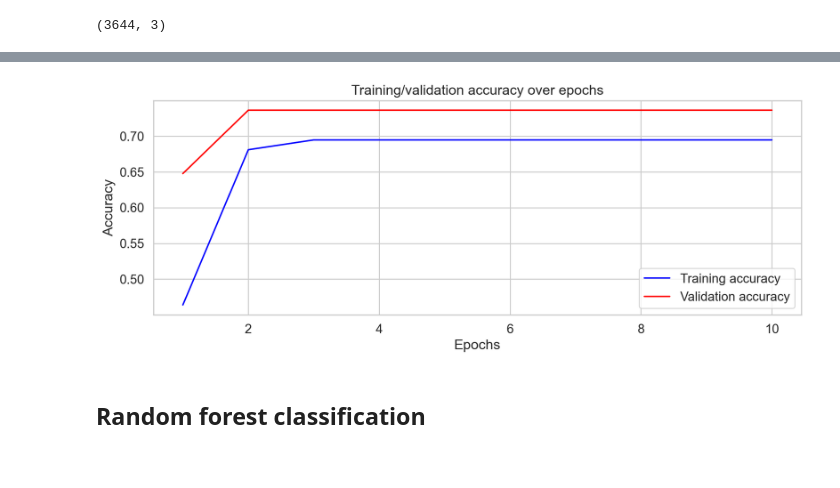
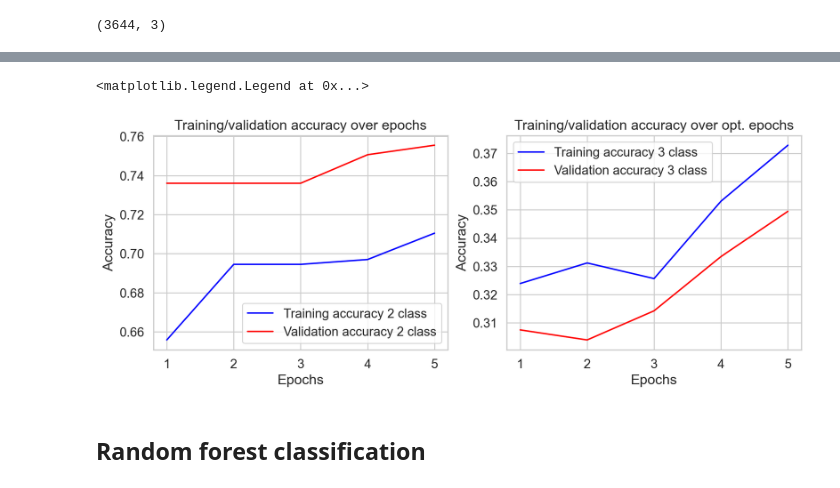
Before and after one commit to marara02/driver_behaviour_dl_ml, a Jupyter notebook: model.ipynb, the cells around one changed output, grey strips where cells are left out. Drawn from its saved outputs; the diff is of its cells as text; code cells hidden in the pictures.

```diff
--- a/model.ipynb
+++ b/model.ipynb
@@ -230,10 +230,16 @@ y_test = labelEncoder.transform(y_test)
 # %%
 y_train = to_categorical(y_train, num_classes=LABELS)
 y_test = to_categorical(y_test, num_classes=LABELS)
+# %%
+y_train_percept = y_train.copy()
+y_test_percept = y_test.copy()
 # %%
 scaler = StandardScaler(with_mean=True, with_std=True)
 X_train = scaler.fit_transform(X_train)
 X_test = scaler.fit_transform(X_test)
+# %%
+X_train_percept = X_train.copy()
+X_test_percept = X_test.copy()
 # %%
 train_samples = X_train.shape[0] // TIMESTEPS
 X_train = X_train.reshape(train_samples, TIMESTEPS, FEATURES)
@@ -714,17 +705,17 @@ y_train_mlp_encoded.shape
 (3644, 3)
 # %%
 model = Sequential()
-model.add(Dense(64, activation='relu', input_dim=FEATURES))
-model.add(Dense(32, activation='relu', activity_regularizer=regularizers.L2(0.0001)))
+model.add(Dense(128, activation='relu', input_dim=FEATURES))
+model.add(Dense(64, activation='relu'))
+model.add(Dense(32, activation='relu'))
 model.add(Dense(16, activation='relu'))
-model.add(Dense(8, activation='relu'))
 model.add(Dense(y_train_mlp_encoded.shape[1], activation='softmax'))
 
 model.compile(loss=binary_crossentropy, optimizer=Adam(), metrics=['accuracy'])
 
 history = model.fit(X_train_mlp, y_train_mlp_encoded,
           batch_size=BATCH_SIZE,
-          epochs=200,
+          epochs=150,
           verbose=1,
           validation_data=(X_test_mlp, y_test_mlp_encoded),
           callbacks=[stop_early])
@@ -751,0 +738,10 @@ Loss: 0.3977690041065216, Accuracy: 0.7360570430755615
+# %%
+history_2 = model.fit(X_train_percept, y_train_percept,
+          batch_size=BATCH_SIZE,
+          epochs=150,
+          verbose=1,
+          validation_data=(X_test_percept, y_test_percept),
+          callbacks=[stop_early])
+
+loss, accuracy = model.evaluate(X_test_percept, y_test_percept)
+print(f'Loss: {loss}, Accuracy: {accuracy}')
@@ -752,20 +761,35 @@ Loss: 0.3977690041065216, Accuracy: 0.7360570430755615
 # %%
 training_accuracy_nn = history.history['accuracy']
 validation_accuracy_nn = history.history['val_accuracy']
+
+training_accuracy_nn_3 = history_2.history['accuracy']
+validation_accuracy_nn_3 = history_2.history['val_accuracy']
+
 epochs_nn = range(1, len(training_accuracy_nn) + 1)
+epochs_nn_3 = range(1, len(training_accuracy_nn_3) + 1)
 
 # Plot the accuracy values
 plt.figure(figsize=(12, 4))
 
-plt.plot(epochs_nn, training_accuracy_nn, color='blue', label='Training accuracy')
-plt.plot(epochs_nn, validation_accuracy_nn, color='red', label='Validation accuracy')
+plt.subplot(1, 2, 1)
+plt.plot(epochs_nn, training_accuracy_nn, color='blue', label='Training accuracy 2 class')
+plt.plot(epochs_nn, validation_accuracy_nn, color='red', label='Validation accuracy 2 class')
 plt.title('Training/validation accuracy over epochs')
 plt.xlabel('Epochs')
 plt.ylabel('Accuracy')
 plt.legend()
-plt.show()
+
+plt.subplot(1, 2, 2)
+plt.plot(epochs_nn_3, training_accuracy_nn_3, color='blue', label='Training accuracy 3 class')
+plt.plot(epochs_nn_3, validation_accuracy_nn_3, color='red', label='Validation accuracy 3 class')
+plt.title('Training/validation accuracy over opt. epochs')
+plt.xlabel('Epochs')
+plt.ylabel('Accuracy')
+
+plt.legend()
 # %% [output]
+<matplotlib.legend.Legend at 0x...>
-[figure, old version]
+[figure, new version]
 # %% [markdown]
 ## Random forest classification
 # %%
```
Also changed, not shown: parts of 15 cells of this notebook, 2 other files.
